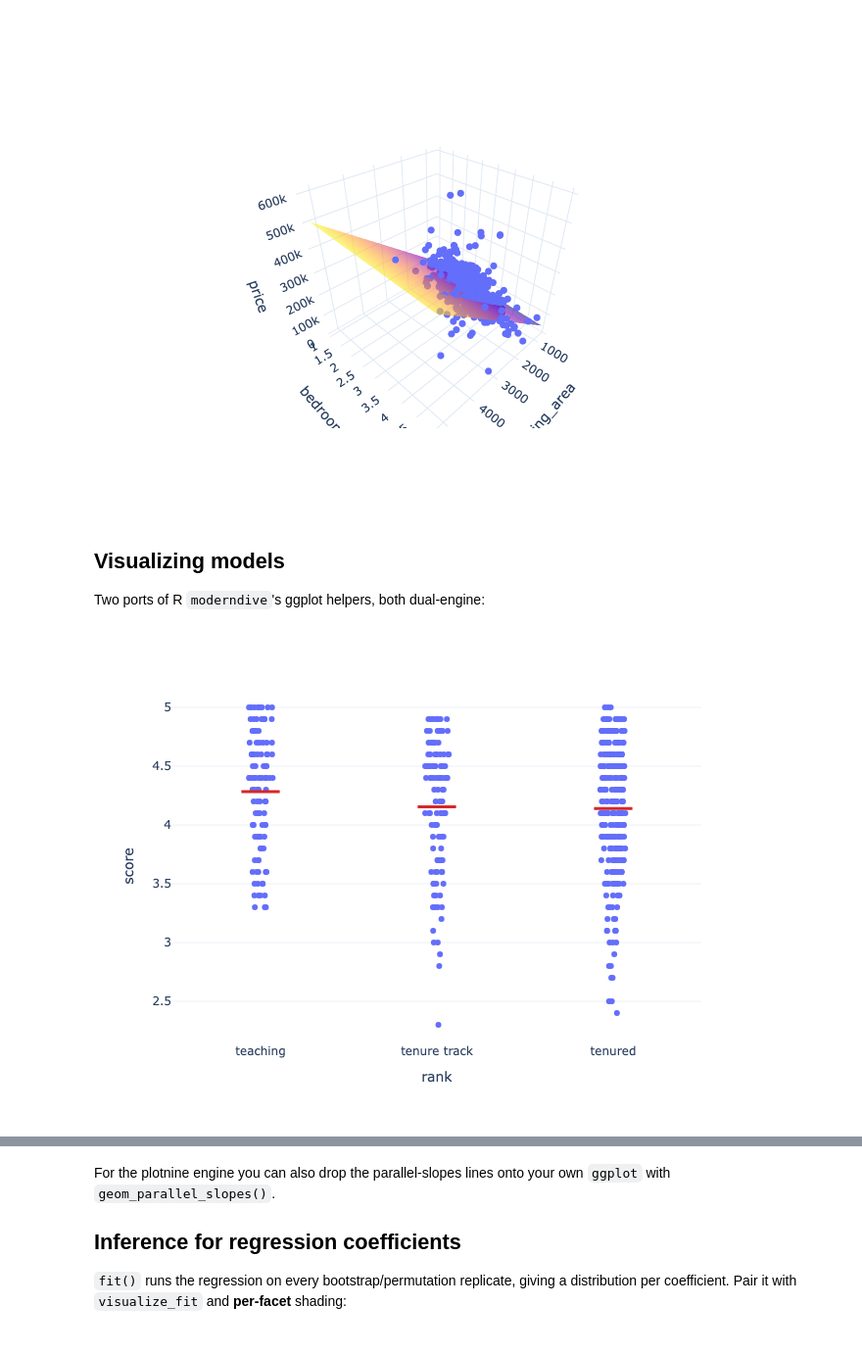
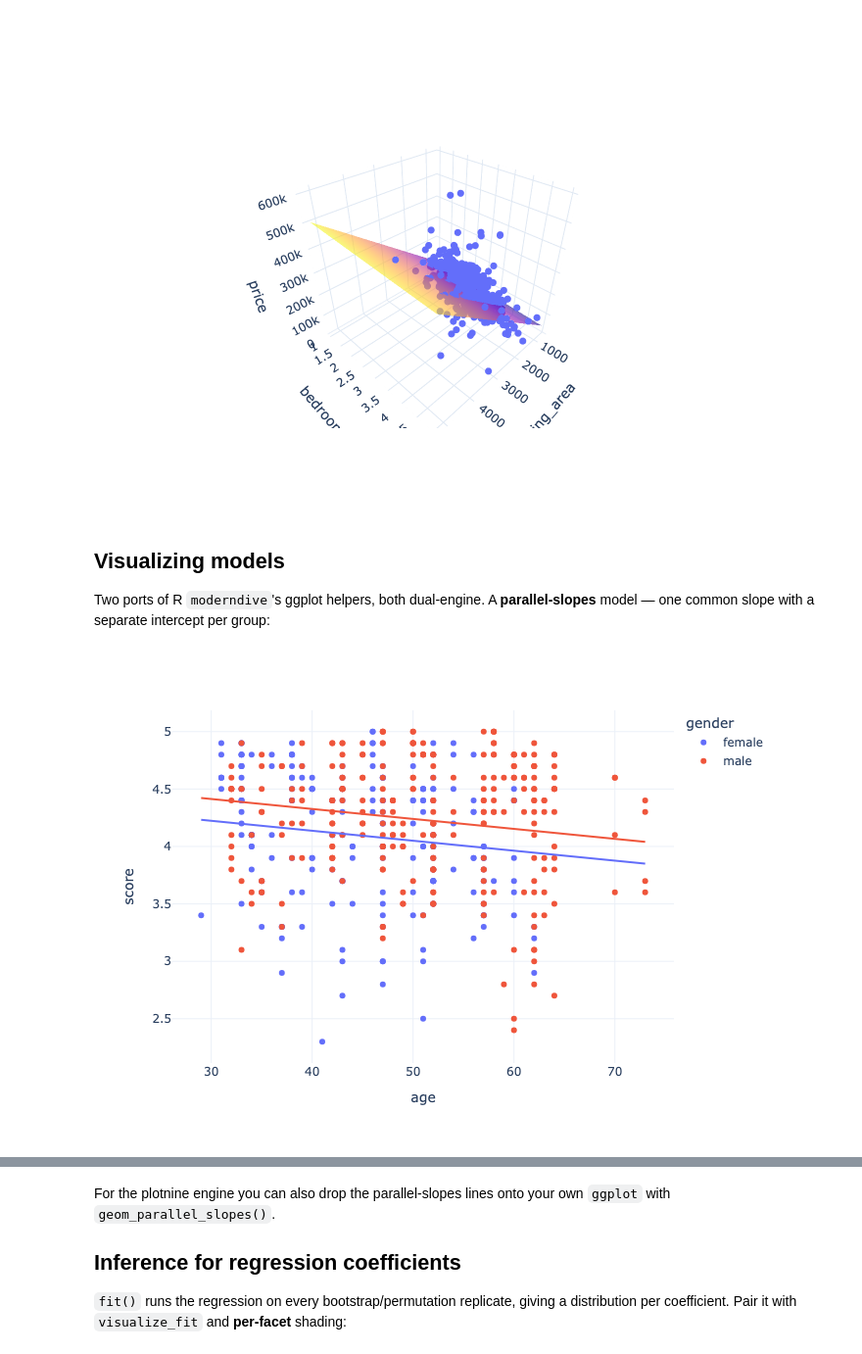
Before and after one commit to moderndive/moderndive-python, a Jupyter notebook: doc/_build/jupyter_execute/guides/regression.ipynb, the cells around one changed output, grey strips where cells are left out. Shown at 98% size. Saved outputs shown, nothing was run; the diff lists cells and outputs as text; code cells hidden in the pictures.

```diff
--- a/doc/_build/jupyter_execute/guides/regression.ipynb
+++ b/doc/_build/jupyter_execute/guides/regression.ipynb
@@ -122,18 +156,12 @@ plot_3d_regression(houses, "price ~ living_area + bedrooms")
 # %% [markdown]
 ## Visualizing models
 
-Two ports of R `moderndive`'s ggplot helpers, both dual-engine:
+Two ports of R `moderndive`'s ggplot helpers, both dual-engine. A
+**parallel-slopes** model — one common slope with a separate intercept per group:
 # %%
 from moderndive import gg_parallel_slopes, gg_categorical_model
 
 evals = md.load_evals()
-
-# Parallel-slopes model: one common slope, a separate intercept per group
-gg_parallel_slopes(evals, response="score", explanatory="age", by="gender")            # plotly
-gg_parallel_slopes(evals, response="score", explanatory="age", by="gender",
-                   engine="plotnine")
-
-# Regression with a single categorical predictor
-gg_categorical_model(evals, response="score", explanatory="rank")
+gg_parallel_slopes(evals, response="score", explanatory="age", by="gender")  # plotly
 # %% [output]
-[figure, old version]
+[figure, new version]
```
Also changed, not shown: parts of 7 cells of this notebook, 24 other files.
